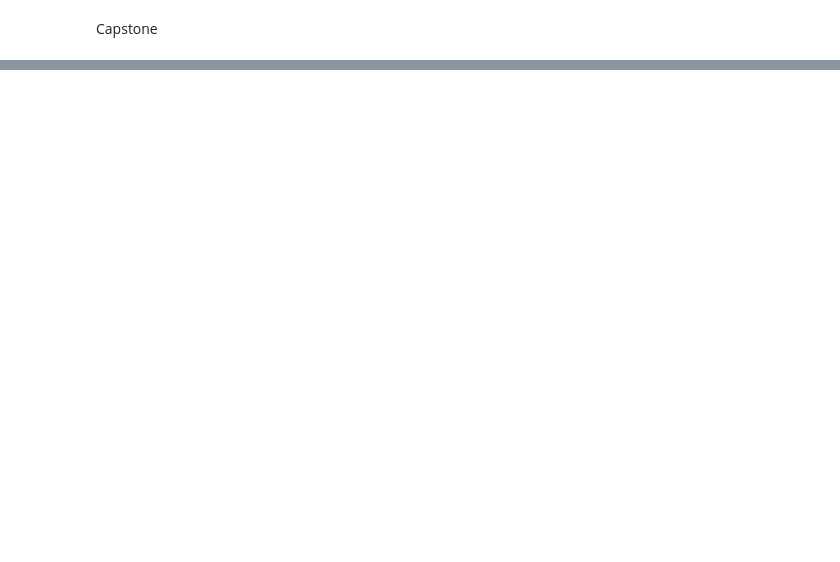
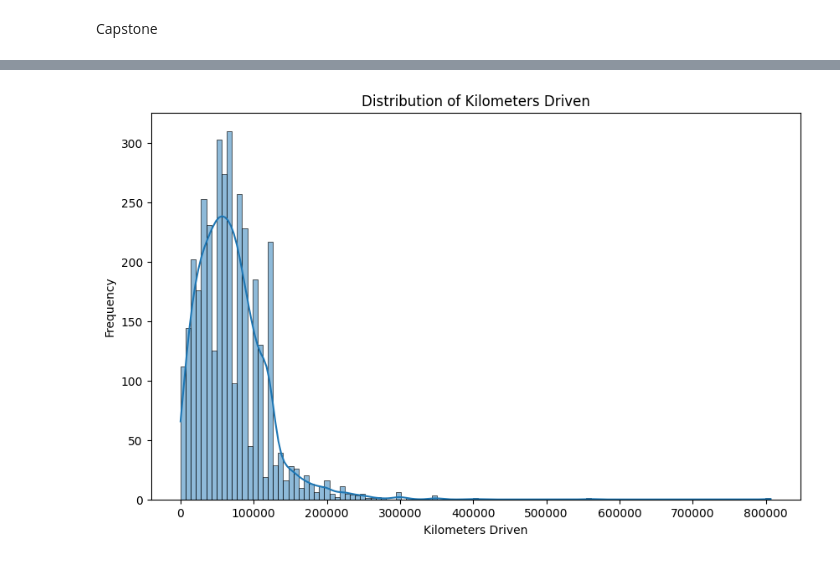
Before and after one commit to VirendraR2107/Capstone_Virendra_R, a Jupyter notebook: Capstone.ipynb, the cells around one changed output, grey strips where cells are left out. Cells and saved outputs as stored; diff of their text form; code cells hidden in the pictures; blank space fills up the shorter version.

```diff
--- a/Capstone.ipynb
+++ b/Capstone.ipynb
@@ -54,0 +30,3 @@ df.describe()
+# %%
+#Important Feature Extraction
+df[['Car_Name','Model','Type']]=df['name'].str.split(n=2,expand=True)
@@ -54,0 +38,3 @@ df.describe()
+# %%
+# Dropping the 'name' column after extracting features
+df.drop(columns=['name'], inplace=True)
@@ -54,0 +65,2 @@ df.describe()
+# %%
+df.dropna(inplace=True)
@@ -54,0 +72,7 @@ df.describe()
+# %%
+#Duplicate %
+a=763/4340*100
+print(a)
+
+#Dropping Duplicates
+df.drop_duplicates(inplace=True)
@@ -54,0 +186,10 @@ df.describe()
+# %%
+# Checking Distribution of kilometers driven
+plt.figure(figsize=(10, 6))
+sns.histplot(df['km_driven'], kde=True)
+plt.title('Distribution of Kilometers Driven')
+plt.xlabel('Kilometers Driven')
+plt.ylabel('Frequency')
+plt.show()
+# %% [output]
+[figure, added]
```
Also changed, not shown: parts of 56 cells of this notebook, 2 other files.
